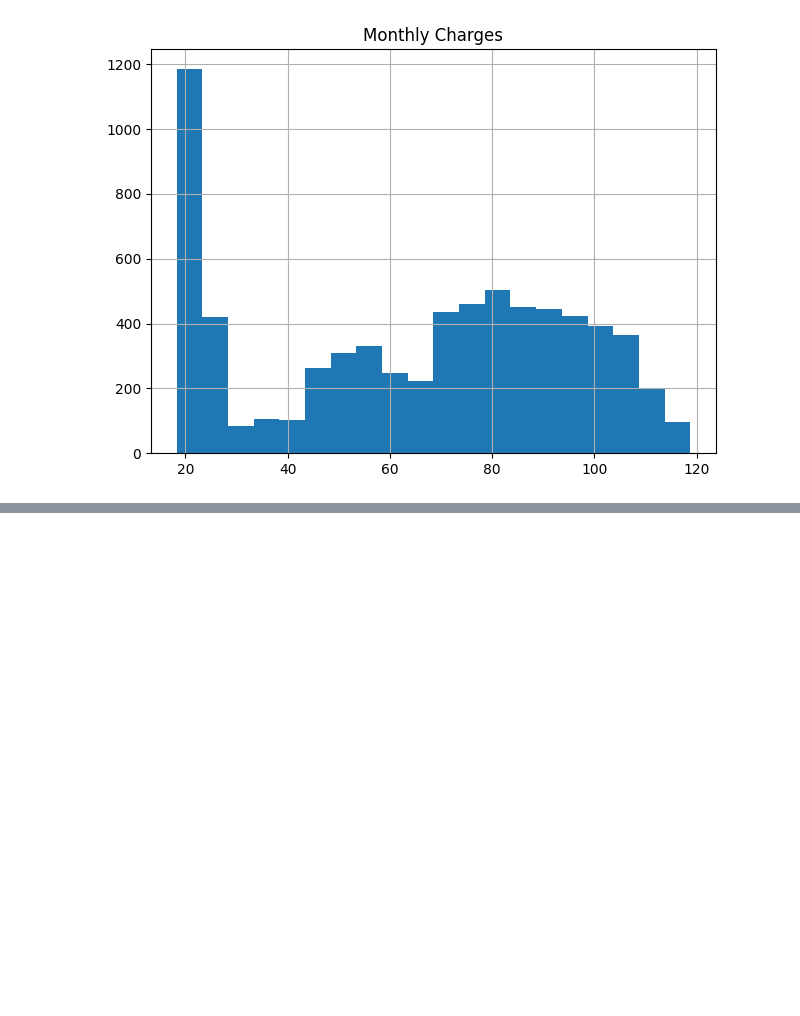
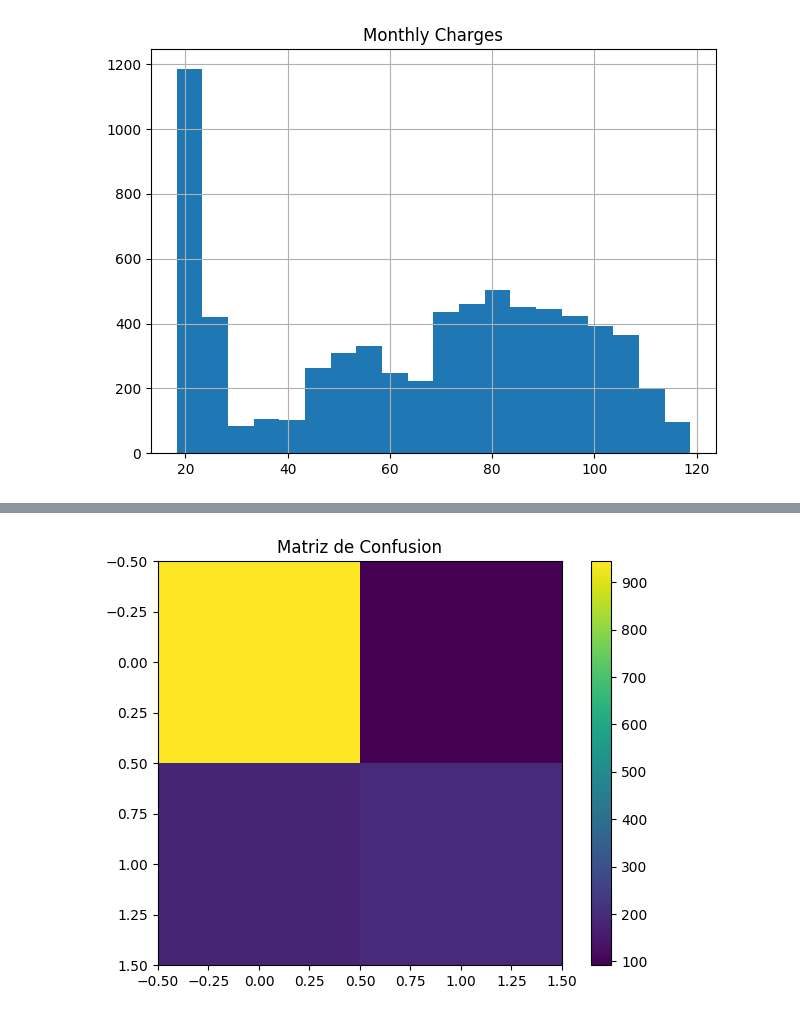
Before and after one commit to Edinson8/mineria-datos-customer-churn, a Jupyter notebook: Proyecto_Mineria_Datos_Customer_Churn.ipynb, the cells around one changed output, grey strips where cells are left out. Drawn from its saved outputs; the diff is of its cells as text; code cells hidden in the pictures; blank space fills up the shorter version.

```diff
--- a/Proyecto_Mineria_Datos_Customer_Churn.ipynb
+++ b/Proyecto_Mineria_Datos_Customer_Churn.ipynb
@@ -134,0 +247,16 @@ plt.show()
+# %%
+from sklearn.linear_model import LogisticRegression
+from sklearn.tree import DecisionTreeClassifier
+from sklearn.ensemble import RandomForestClassifier
+
+lr = LogisticRegression(max_iter=1000)
+dt = DecisionTreeClassifier(max_depth=10)
+rf = RandomForestClassifier(
+    n_estimators=100,
+    max_depth=10,
+    random_state=42
+)
+
+lr.fit(X_train, y_train)
+dt.fit(X_train, y_train)
+rf.fit(X_train, y_train)
@@ -134,0 +322,24 @@ plt.show()
+# %%
+from sklearn.metrics import confusion_matrix
+import matplotlib.pyplot as plt
+
+cm = confusion_matrix(
+    y_test,
+    rf.predict(X_test)
+)
+
+plt.imshow(cm)
+
+plt.title("Matriz de Confusion")
+
+plt.colorbar()
+
+plt.tight_layout()
+
+plt.savefig(
+    "resultados/matriz_confusion.png"
+)
+
+plt.show()
+# %% [output]
+[figure, added]
```
Also changed, not shown: parts of 11 cells of this notebook.
